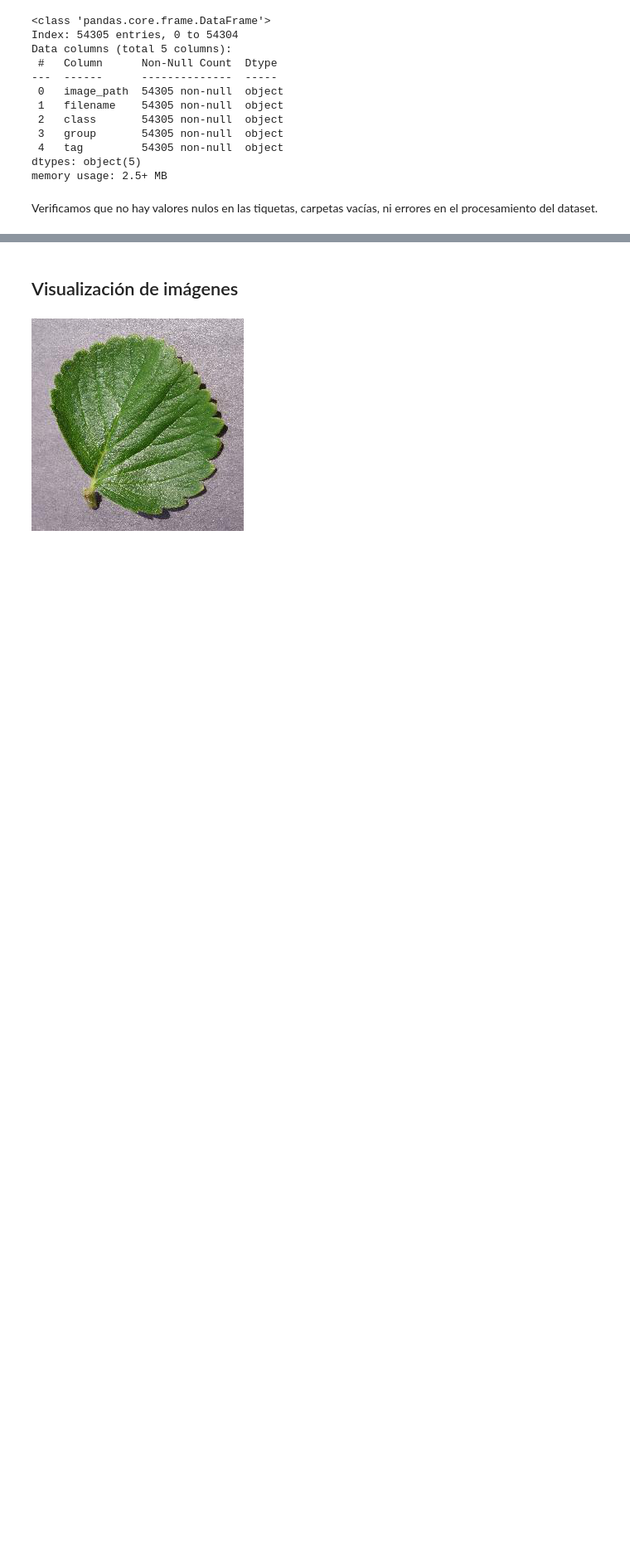
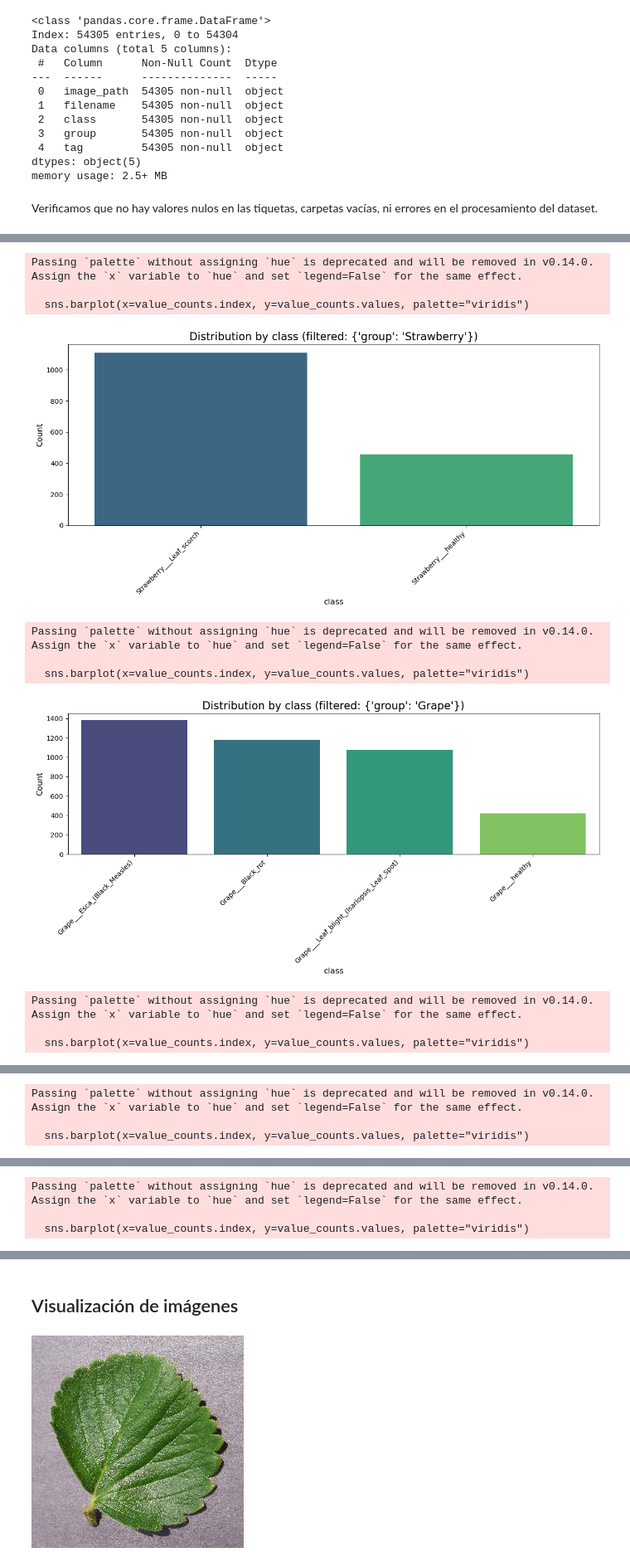
Before and after one commit to MLsound/CV2-PlantVillage, a Jupyter notebook: exploracion.ipynb, the cells around one changed output, grey strips where cells are left out. Shown at 83% size. Drawn from its saved outputs; the diff is of its cells as text; code cells hidden in the pictures; blank space fills up the shorter version.

```diff
--- a/exploracion.ipynb
+++ b/exploracion.ipynb
@@ -424,0 +468,16 @@ df.describe()
+# %%
+# we execute plot_distribution grouping by group, iterating throguh all the groups
+for group in df['group'].unique():
+    plot_distribution(df, field='class', top_n=40,filter_by={'group': group})
+# %% [output]
+Passing `palette` without assigning `hue` is deprecated and will be removed in v0.14.0. Assign the `x` variable to `hue` and set `legend=False` for the same effect.
+
+  sns.barplot(x=value_counts.index, y=value_counts.values, palette="viridis")
+[figure, added]
+Passing `palette` without assigning `hue` is deprecated and will be removed in v0.14.0. Assign the `x` variable to `hue` and set `legend=False` for the same effect.
+
+  sns.barplot(x=value_counts.index, y=value_counts.values, palette="viridis")
+[figure, added]
+Passing `palette` without assigning `hue` is deprecated and will be removed in v0.14.0. Assign the `x` variable to `hue` and set `legend=False` for the same effect.
+
+  sns.barplot(x=value_counts.index, y=value_counts.values, palette="viridis")
@@ -424,0 +485,3 @@ df.describe()
+Passing `palette` without assigning `hue` is deprecated and will be removed in v0.14.0. Assign the `x` variable to `hue` and set `legend=False` for the same effect.
+
+  sns.barplot(x=value_counts.index, y=value_counts.values, palette="viridis")
@@ -424,0 +489,3 @@ df.describe()
+Passing `palette` without assigning `hue` is deprecated and will be removed in v0.14.0. Assign the `x` variable to `hue` and set `legend=False` for the same effect.
+
+  sns.barplot(x=value_counts.index, y=value_counts.values, palette="viridis")
```
Also changed, not shown: parts of 39 cells of this notebook, 2 other files.
